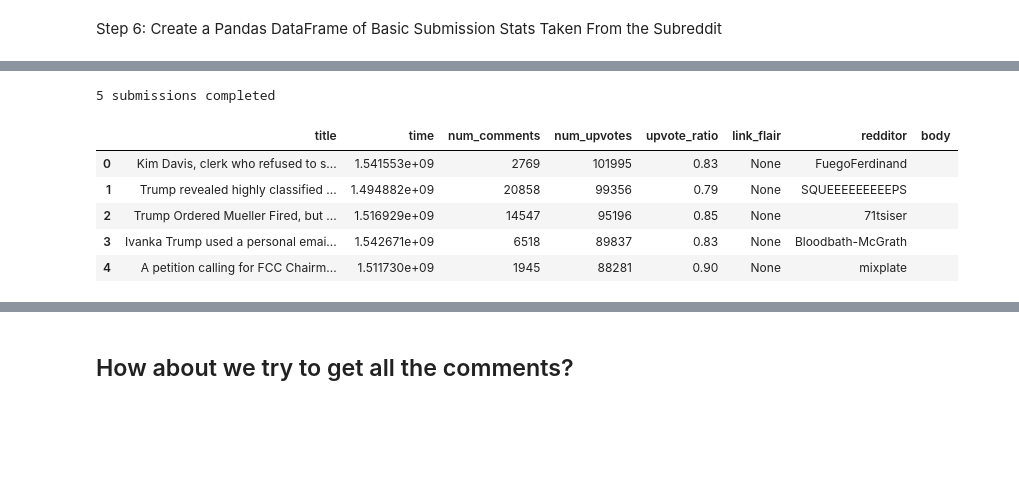
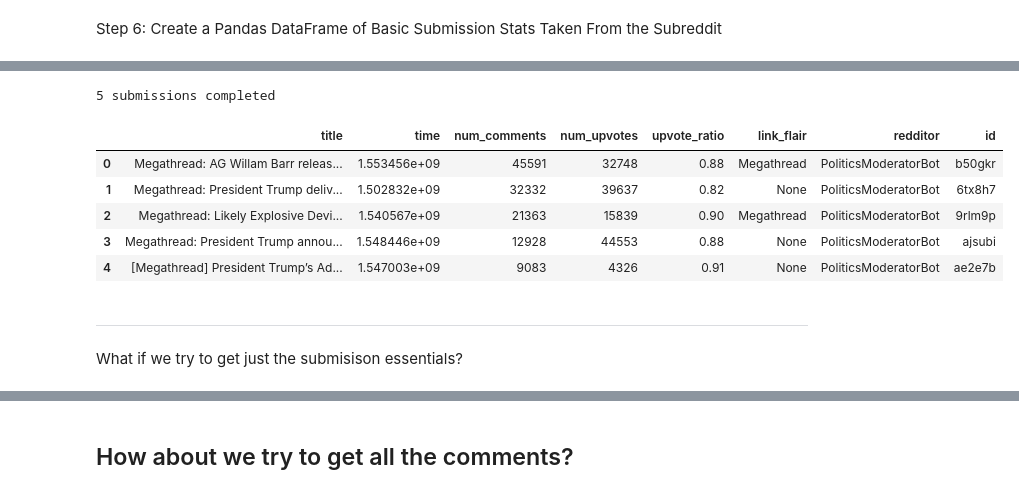
Before and after one commit to miaiseman/a-song-of-vice-and-higher, a Jupyter notebook: pair_programming_6_5.ipynb, the cells around one changed output, grey strips where cells are left out. Drawn from its saved outputs; the diff is of its cells as text; code cells hidden in the pictures; blank space fills up the shorter version.

```diff
--- a/pair_programming_6_5.ipynb
+++ b/pair_programming_6_5.ipynb
@@ -46,4 +46,4 @@ reddit = praw.Reddit(client_id=keys['client_id']
 # %% [markdown]
 Step 4: Obtain a Subreddit Instance from your Reddit Instance
 # %%
-subreddit = reddit.subreddit('politics')
+politics = reddit.subreddit('politics')
@@ -112,45 +139,53 @@ Step 6: Create a Pandas DataFrame of Basic Submission Stats Taken From the Subre
 # %%
+dems_search = politics.search('kamala' or 'senator harris' or 'K. Harris' or
+                              'biden' or
+                              'mayor pete' or 'buttigidg' or 'buttigieg' or 'bootijedge',
+                              sort='comments',
+                             limit=5)
+
 # Compile submission into list
 title = []
 time = []
 num_upvotes = []
 num_comments = []
 upvote_ratio = []
 link_flair = []
 redditor = []
-body = []
+sub_id=[]
 i=0
 
-for submission in subreddit.top(limit=5):
+for submission in dems_search:
     i+=1
     title.append(submission.title)
     time.append(submission.created_utc)
     num_upvotes.append(submission.score)
     num_comments.append(submission.num_comments)
     upvote_ratio.append(submission.upvote_ratio)
     link_flair.append(submission.link_flair_text)
     redditor.append(submission.author)
-    body.append(submission.selftext)
+    sub_id.append(submission.id)
     if i%5 == 0:
         print(f'{i} submissions completed')
+
+df_dems = pd.DataFrame(
+    {'title': title,
+     'time': time,
+     'num_comments': num_comments,
+     'num_upvotes': num_upvotes,
+     'upvote_ratio': upvote_ratio,
+     'link_flair': link_flair,
+     'redditor': redditor,
+     'id':sub_id
+    })
+df_dems
 # %% [output]
 5 submissions completed
+|  | title | time | num_comments | num_upvotes | upvote_ratio | link_flair | redditor | id |
+| 0 | Megathread: AG Willam Barr releas... | 1.553456e+09 | 45591 | 32748 | 0.88 | Megathread | PoliticsModeratorBot | b50gkr |
+| 1 | Megathread: President Trump deliv... | 1.502832e+09 | 32332 | 39637 | 0.82 | None | PoliticsModeratorBot | 6tx8h7 |
+| 2 | Megathread: Likely Explosive Devi... | 1.540567e+09 | 21363 | 15839 | 0.90 | Megathread | PoliticsModeratorBot | 9rlm9p |
+| 3 | Megathread: President Trump annou... | 1.548446e+09 | 12928 | 44553 | 0.88 | None | PoliticsModeratorBot | ajsubi |
+| 4 | [Megathread] President Trump’s Ad... | 1.547003e+09 | 9083 | 4326 | 0.91 | None | PoliticsModeratorBot | ae2e7b |
-# %%
-df = pd.DataFrame(
-    {'title': title,
-     'time': time,
-     'num_comments': num_comments,
-     'num_upvotes': num_upvotes,
-     'upvote_ratio': upvote_ratio,
-     'link_flair': link_flair,
-     'redditor': redditor
-     ,'body': body
-    })
-df.head(10)
-# %% [output]
-|  | title | time | num_comments | num_upvotes | upvote_ratio | link_flair | redditor | body |
-| 0 | Kim Davis, clerk who refused to s... | 1.541553e+09 | 2769 | 101995 | 0.83 | None | FuegoFerdinand |  |
-| 1 | Trump revealed highly classified ... | 1.494882e+09 | 20858 | 99356 | 0.79 | None | SQUEEEEEEEEEPS |  |
-| 2 | Trump Ordered Mueller Fired, but ... | 1.516929e+09 | 14547 | 95196 | 0.85 | None | 71tsiser |  |
-| 3 | Ivanka Trump used a personal emai... | 1.542671e+09 | 6518 | 89837 | 0.83 | None | Bloodbath-McGrath |  |
-| 4 | A petition calling for FCC Chairm... | 1.511730e+09 | 1945 | 88281 | 0.90 | None | mixplate |  |
+# %% [markdown]
+---
+What if we try to get just the submisison essentials?
```
Also changed, not shown: parts of 73 cells of this notebook.
